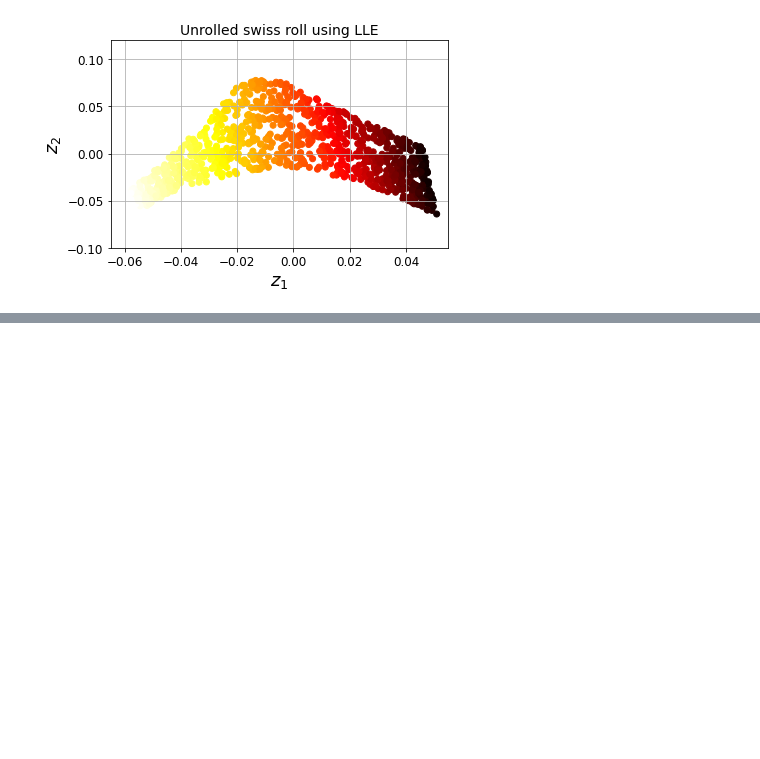
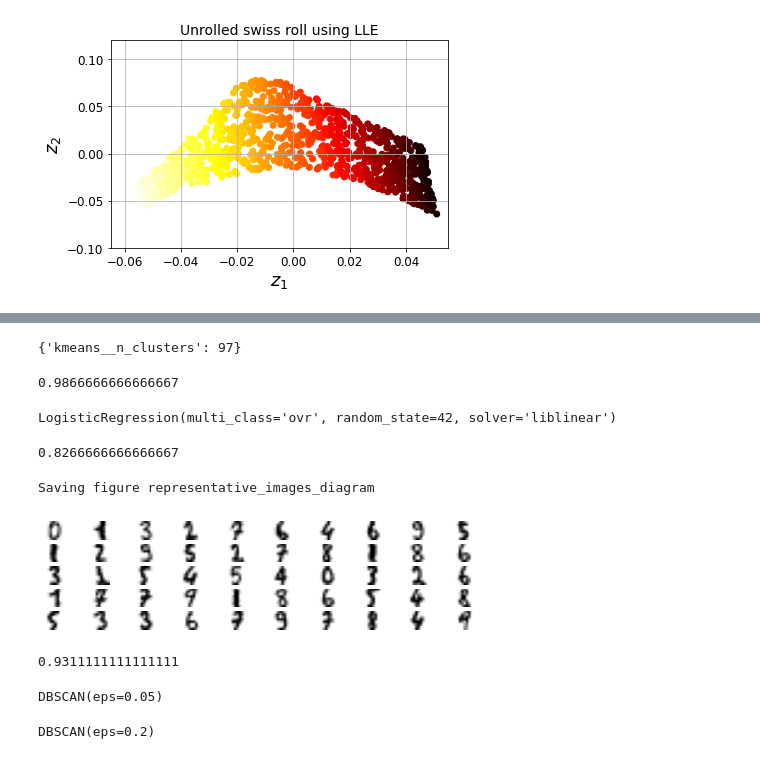
Before and after one commit to OriolVentosa/machine-learning-notes, a Jupyter notebook: Dimensionality Reduction.ipynb, the cells around one changed output, grey strips where cells are left out. Drawn from its saved outputs; the diff is of its cells as text; code cells hidden in the pictures; blank space fills up the shorter version.

```diff
--- a/Dimensionality Reduction.ipynb
+++ b/Dimensionality Reduction.ipynb
@@ -178,0 +365,6 @@ Saving figure lle_unrolling_plot
+# %%
+from sklearn.model_selection import GridSearchCV
+
+param_grid = dict(kmeans__n_clusters=range(2,100))
+grid_clf = GridSearchCV(pipeline,param_grid, cv=3, verbose = 2)
+grid_clf.fit(X_train,y_train)
@@ -178,0 +406,36 @@ Saving figure lle_unrolling_plot
+# %%
+grid_clf.best_params_
+# %% [output]
+{'kmeans__n_clusters': 97}
+# %%
+grid_clf.score(X_test,y_test)
+# %% [output]
+0.9866666666666667
+# %%
+n_labeled=50
+log_reg = LogisticRegression(multi_class="ovr", solver="liblinear", random_state=42)
+log_reg.fit(X_train[:n_labeled], y_train[:n_labeled])
+# %% [output]
+LogisticRegression(multi_class='ovr', random_state=42, solver='liblinear')
+# %%
+log_reg.score(X_test, y_test)
+# %% [output]
+0.8266666666666667
+# %%
+k=50
+kmeans = KMeans(n_clusters=k, random_state=42)
+X_digits_dist = kmeans.fit_transform(X_train)
+representative_digit_idx = np.argmin(X_digits_dist, axis=0)
+X_representative_digits = X_train[representative_digit_idx]
+# %%
+plt.figure(figsize=(8, 2))
+for index, X_representative_digit in enumerate(X_representative_digits):
+    plt.subplot(k // 10, 10, index + 1)
+    plt.imshow(X_representative_digit.reshape(8, 8), cmap="binary", interpolation="bilinear")
+    plt.axis('off')
+
+save_fig("representative_images_diagram", tight_layout=False)
+plt.show()
+# %% [output]
+Saving figure representative_images_diagram
+[figure, added]
@@ -178,0 +449,20 @@ Saving figure lle_unrolling_plot
+# %%
+log_reg = LogisticRegression(multi_class="ovr", solver="liblinear", random_state=42)
+log_reg.fit(X_representative_digits, y_representative_digits)
+log_reg.score(X_test, y_test)
+# %% [output]
+0.9311111111111111
+# %%
+from sklearn.cluster import DBSCAN
+from sklearn.datasets import make_moons
+
+X,y = make_moons(n_samples = 1000, noise = 0.05)
+dbscan = DBSCAN(eps=0.05, min_samples = 5)
+dbscan.fit(X)
+# %% [output]
+DBSCAN(eps=0.05)
+# %%
+dbscan2 = DBSCAN(eps=0.2)
+dbscan2.fit(X)
+# %% [output]
+DBSCAN(eps=0.2)
```
Also changed, not shown: parts of 30 cells of this notebook, 8 other files.
